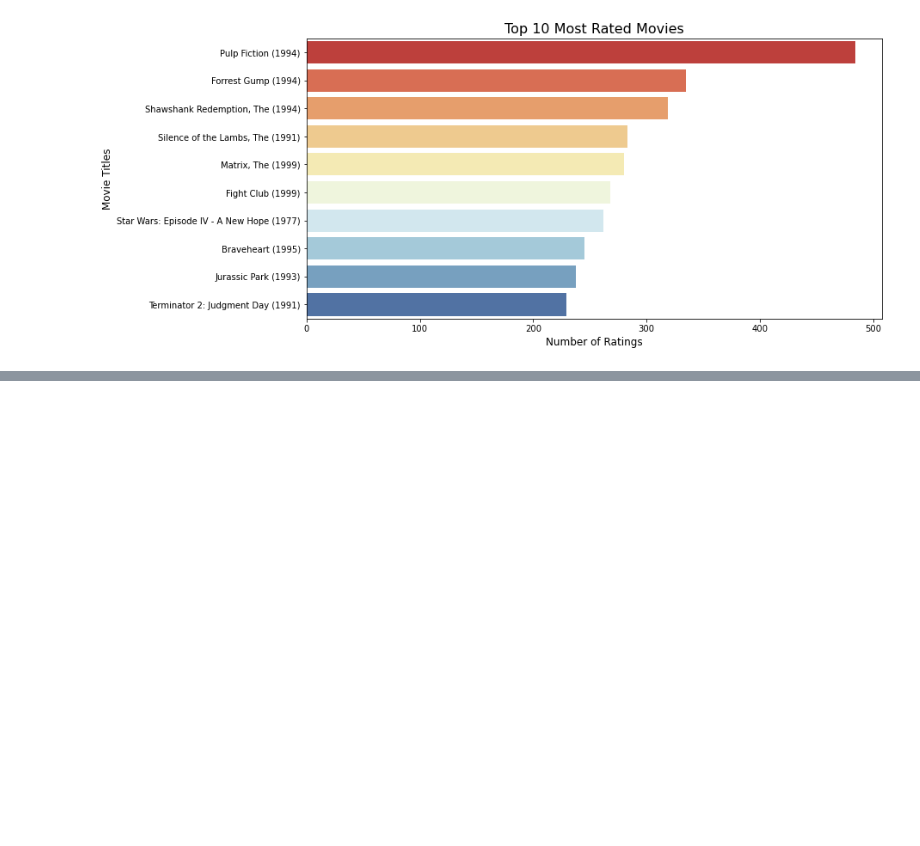
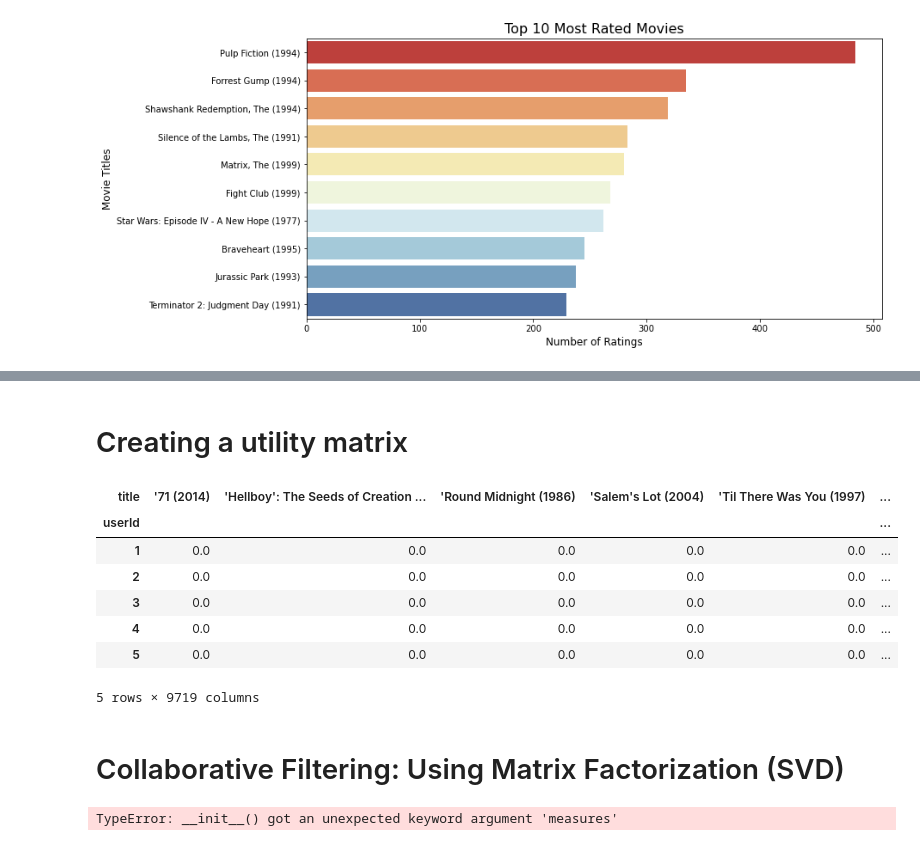
Before and after one commit to Nzoki/Movies-Recommendation-System, a Jupyter notebook: Stephen.ipynb, the cells around one changed output, grey strips where cells are left out. Drawn from its saved outputs; the diff is of its cells as text; code cells hidden in the pictures; blank space fills up the shorter version.

```diff
--- a/Stephen.ipynb
+++ b/Stephen.ipynb
@@ -216,0 +222,6 @@ plt.show()
+# %%
+#creating a new dataset with the necessary features.
+
+df = movie_data[['userId','movieId', 'rating', 'title']]
+
+df.info
@@ -216,0 +243,22 @@ plt.show()
+# %% [markdown]
+# Creating a utility matrix
+# %%
+# Creating a utility matrix where users are rows, movies are columns, and ratings are values
+user_movie_matrix = df.pivot_table(index='userId', columns='title', values='rating')
+
+# Filling missing ratings with 0 for simplicity (or we could use other imputation methods)
+user_movie_matrix.fillna(0, inplace=True)
+
+# Display the utility matrix
+user_movie_matrix.head()
+# %% [output]
+| title | '71 (2014) | 'Hellboy': The Seeds of Creation ... | 'Round Midnight (1986) | 'Salem's Lot (2004) | 'Til There Was You (1997) | ... |
+| userId |  |  |  |  |  | ... |
+| 1 | 0.0 | 0.0 | 0.0 | 0.0 | 0.0 | ... |
+| 2 | 0.0 | 0.0 | 0.0 | 0.0 | 0.0 | ... |
+| 3 | 0.0 | 0.0 | 0.0 | 0.0 | 0.0 | ... |
+| 4 | 0.0 | 0.0 | 0.0 | 0.0 | 0.0 | ... |
+| 5 | 0.0 | 0.0 | 0.0 | 0.0 | 0.0 | ... |
+5 rows × 9719 columns
+# %% [markdown]
+# Collaborative Filtering: Using Matrix Factorization (SVD)
@@ -216,0 +272,7 @@ plt.show()
+# %%
+param_grid = {'n_factors': [10, 30, 50, 80, 100], 'lr_all': [0.002, 0.006, 0.018, 0.054, 0.10]}
+
+gs = GridSearchCV(SVD, param_grid, measures=['rmse', 'mae'], cv=3)
+gs.fit(data)
+# %% [output]
+TypeError: __init__() got an unexpected keyword argument 'measures'
```
Also changed, not shown: parts of 5 cells of this notebook.
